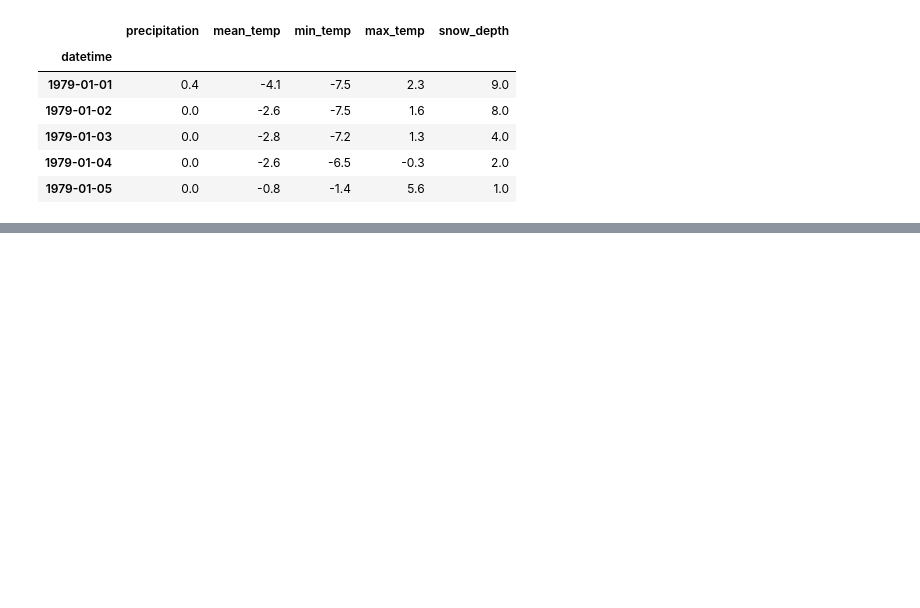
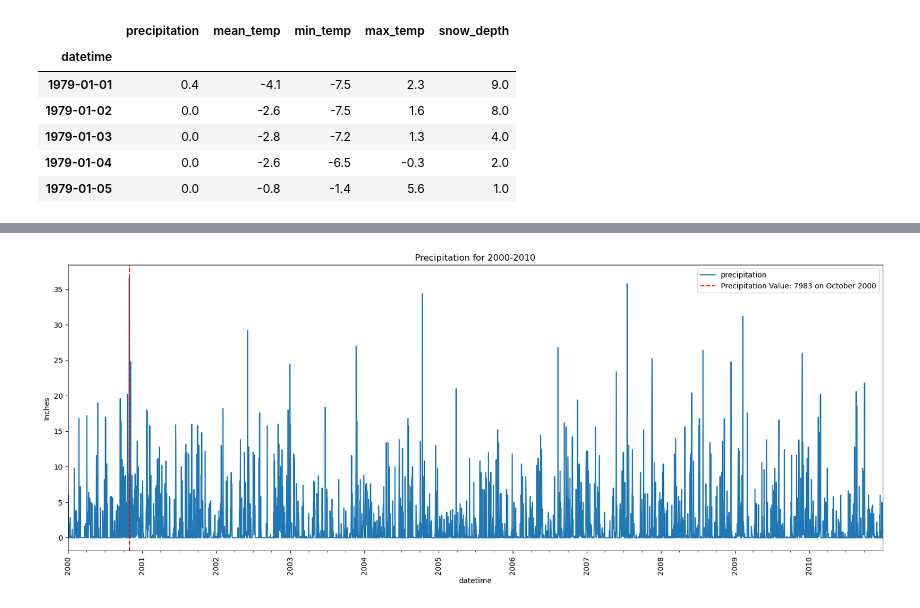
Before and after one commit to RazgrizGhost/DataVisualizations, a Jupyter notebook: (Core) Resampling Datetime Data.ipynb, the cells around one changed output, grey strips where cells are left out. Cells and saved outputs as stored; diff of their text form; code cells hidden in the pictures; blank space fills up the shorter version.

```diff
--- a/(Core) Resampling Datetime Data.ipynb
+++ b/(Core) Resampling Datetime Data.ipynb
@@ -96,0 +112,5 @@ df.head()
+# %%
+df[["precipitation", "snow_depth"]] = df[["precipitation", "snow_depth"]].fillna(method = "ffill")
+# %%
+df[["mean_temp", "min_temp", "max_temp"]] = df[["mean_temp", "min_temp", "max_temp"]].interpolate()
+df.isna().sum()
@@ -96,0 +155,20 @@ df.head()
+# %%
+yearly_loc = mdates.YearLocator()
+year_format = mdates.DateFormatter("%Y")
+month_format = mdates.MonthLocator(interval = 3)
+date = '2000-10-29'
+date2 = "October 2000"
+
+ts = df["precipitation"].copy()
+ts = ts.loc["2000":"2010"]
+fig, ax = plt.subplots(figsize = (20, 8))
+ts.plot(ax = ax, title = "Precipitation for 2000-2010");
+ax.xaxis.set_minor_locator(month_format)
+ax.xaxis.set_major_locator(yearly_loc)
+ax.xaxis.set_major_formatter(year_format)
+ax.set_ylabel("Inches")
+ax.axvline(date, label =  f"Precipitation Value: {max_prec} on {date2}", ls = "--", color = "r")
+fig.autofmt_xdate(rotation = 90, ha = "center")
+ax.legend();
+# %% [output]
+[figure, added]
```
Also changed, not shown: parts of 11 cells of this notebook.
